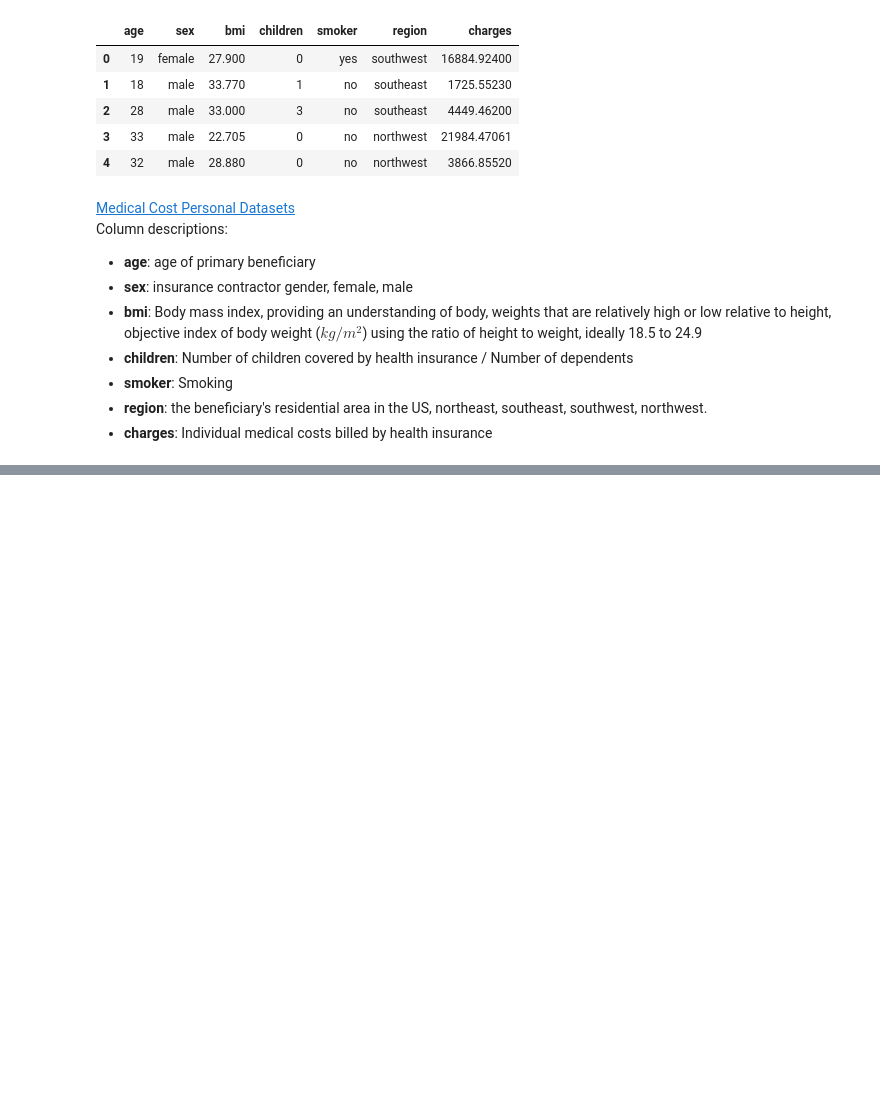
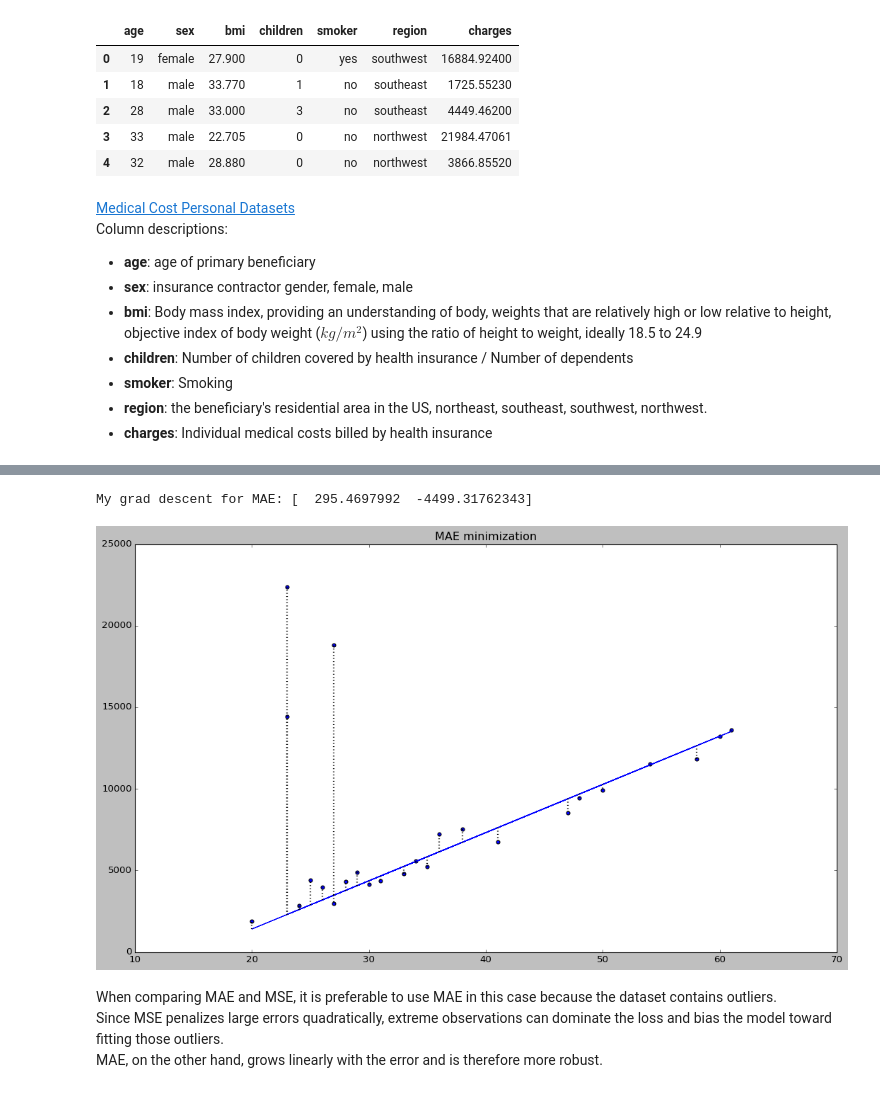
Before and after one commit to KostyaEsyutin/math_and_statistics_for_data_analysys, a Jupyter notebook: LinearRegression.ipynb, the cells around one changed output, grey strips where cells are left out. Cells and saved outputs as stored; diff of their text form; code cells hidden in the pictures; blank space fills up the shorter version.

Commit message:
Linear Regression extended with MAE and MSE

```diff
--- a/LinearRegression.ipynb
+++ b/LinearRegression.ipynb
@@ -84,0 +194,20 @@ MAE is the same as *L1 norm* of erors vector devided by *n* and MSE is squared *
+# %%
+weights = np.array([300., -4500.])
+weights_opt_mae = gradient_descent(lr_mae, min_param_name='w', gamma=1e-4, max_iter=1_000_000, **{'X': X, 'y': y, 'w': weights})
+print('My grad descent for MAE:', weights_opt_mae)
+
+y_pred = X@weights_opt_mae
+plt.figure(figsize=(16, 9))
+plt.title('MAE minimization')
+plt.plot(x1, y_pred)
+plt.scatter(x1, y)
+for xi, yi, ypi in zip(x1, y, y_pred):
+    plt.plot([xi, xi], [ypi, yi], linestyle=':', linewidth=2, color='black')
+plt.show()
+# %% [output]
+My grad descent for MAE: [  295.4697992  -4499.31762343]
+[figure, added]
+# %% [markdown]
+When comparing MAE and MSE, it is preferable to use MAE in this case because the dataset contains outliers. <br>
+Since MSE penalizes large errors quadratically, extreme observations can dominate the loss and bias the model toward fitting those outliers. <br>
+MAE, on the other hand, grows linearly with the error and is therefore more robust.
```
Also changed, not shown: parts of 9 cells of this notebook, 1 other file.
